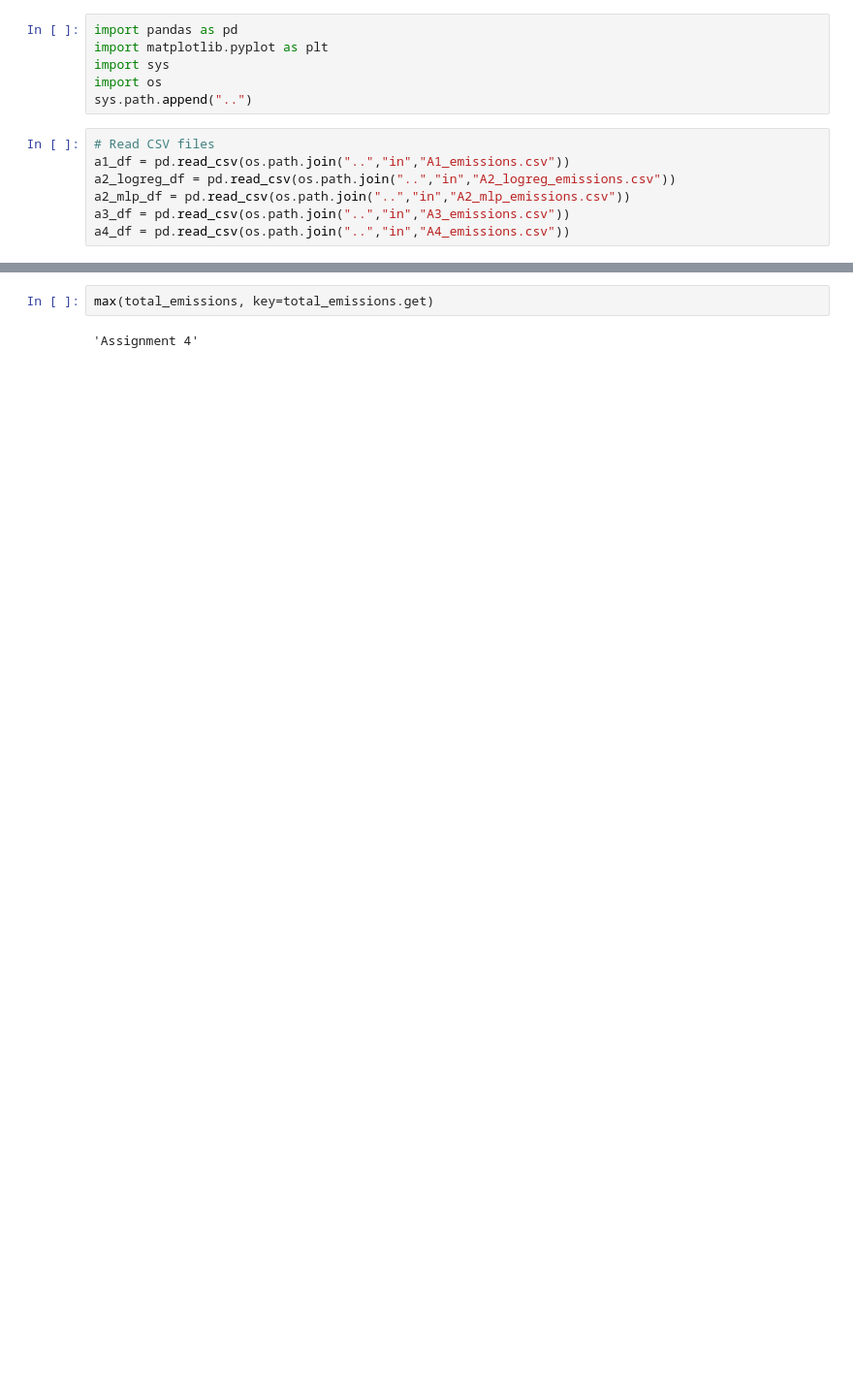
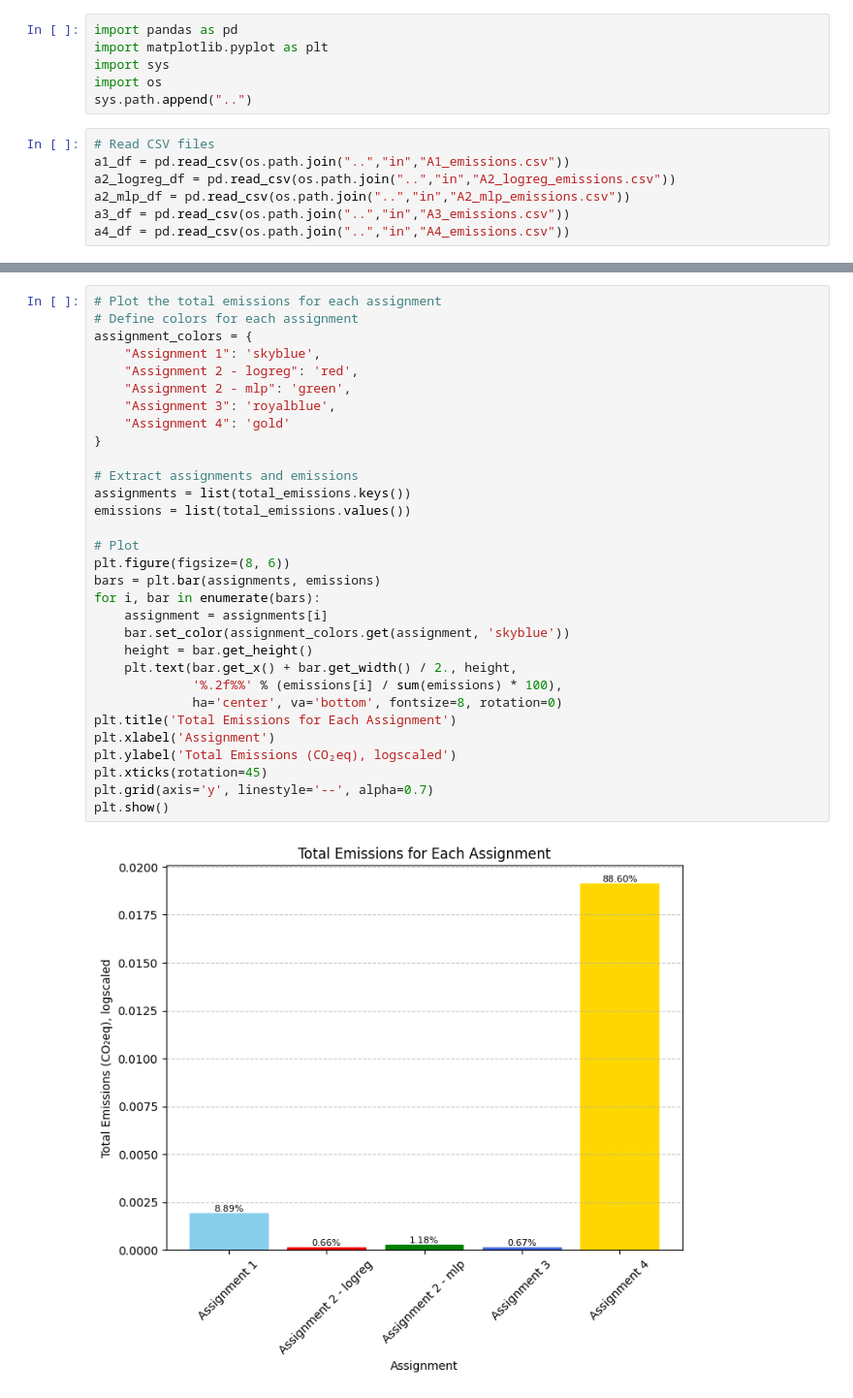
Before and after one commit to sabszh/cds_la, a Jupyter notebook: assignments/A5/src/plots.ipynb, the cells around one changed output, grey strips where cells are left out. Shown at 97% size. Cells and saved outputs as stored; diff of their text form; blank space fills up the shorter version.

Commit message:
assignment 5 updated

```diff
--- a/assignments/A5/src/plots.ipynb
+++ b/assignments/A5/src/plots.ipynb
@@ -19,7 +20,36 @@ total_emissions = {
     "Assignment 3": a3_df["emissions"].sum(),
     "Assignment 4": a4_df["emissions"].sum()
 }
-# %%
-max(total_emissions, key=total_emissions.get)
-# %% [output]
-'Assignment 4'
+# %%
+# Plot the total emissions for each assignment
+# Define colors for each assignment
+assignment_colors = {
+    "Assignment 1": 'skyblue',
+    "Assignment 2 - logreg": 'red',
+    "Assignment 2 - mlp": 'green',
+    "Assignment 3": 'royalblue',
+    "Assignment 4": 'gold'
+}
+
+# Extract assignments and emissions
+assignments = list(total_emissions.keys())
+emissions = list(total_emissions.values())
+
+# Plot
+plt.figure(figsize=(8, 6))
+bars = plt.bar(assignments, emissions)
+for i, bar in enumerate(bars):
+    assignment = assignments[i]
+    bar.set_color(assignment_colors.get(assignment, 'skyblue'))
+    height = bar.get_height()
+    plt.text(bar.get_x() + bar.get_width() / 2., height,
+             '%.2f%%' % (emissions[i] / sum(emissions) * 100),
+             ha='center', va='bottom', fontsize=8, rotation=0)
+plt.title('Total Emissions for Each Assignment')
+plt.xlabel('Assignment')
+plt.ylabel('Total Emissions (CO₂eq), logscaled')
+plt.xticks(rotation=45)
+plt.grid(axis='y', linestyle='--', alpha=0.7)
+plt.show()
+# %% [output]
+[figure, added]
```
Also changed, not shown: parts of 3 cells of this notebook, 7 other files.
